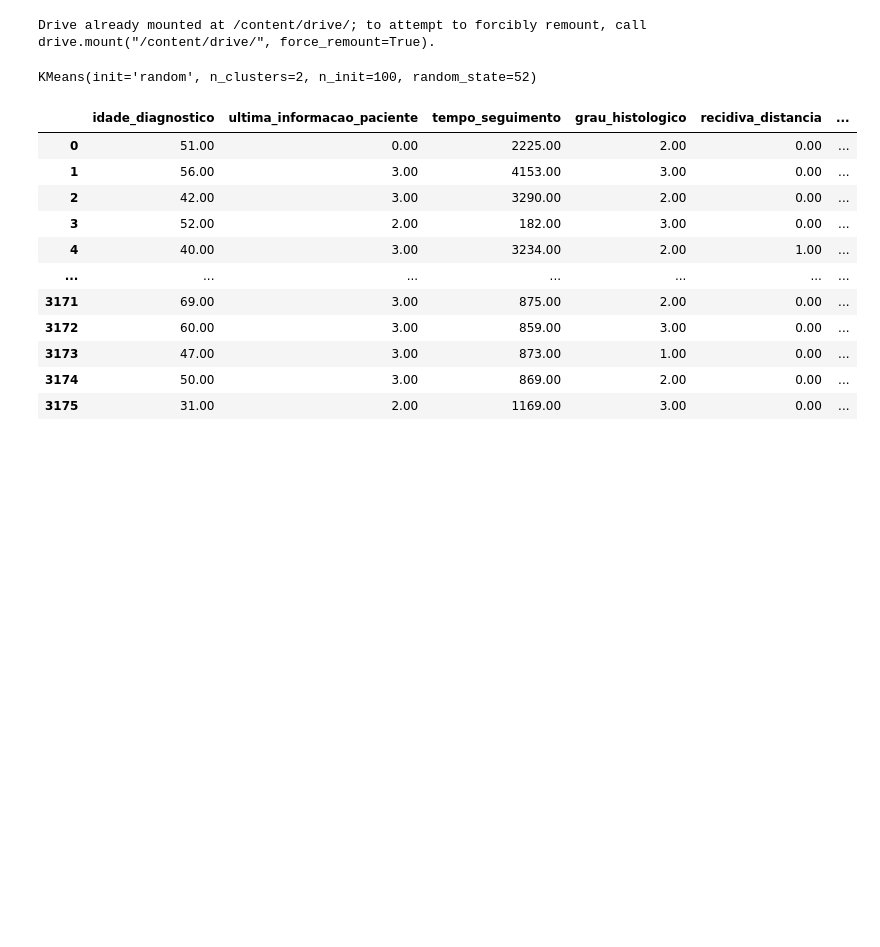
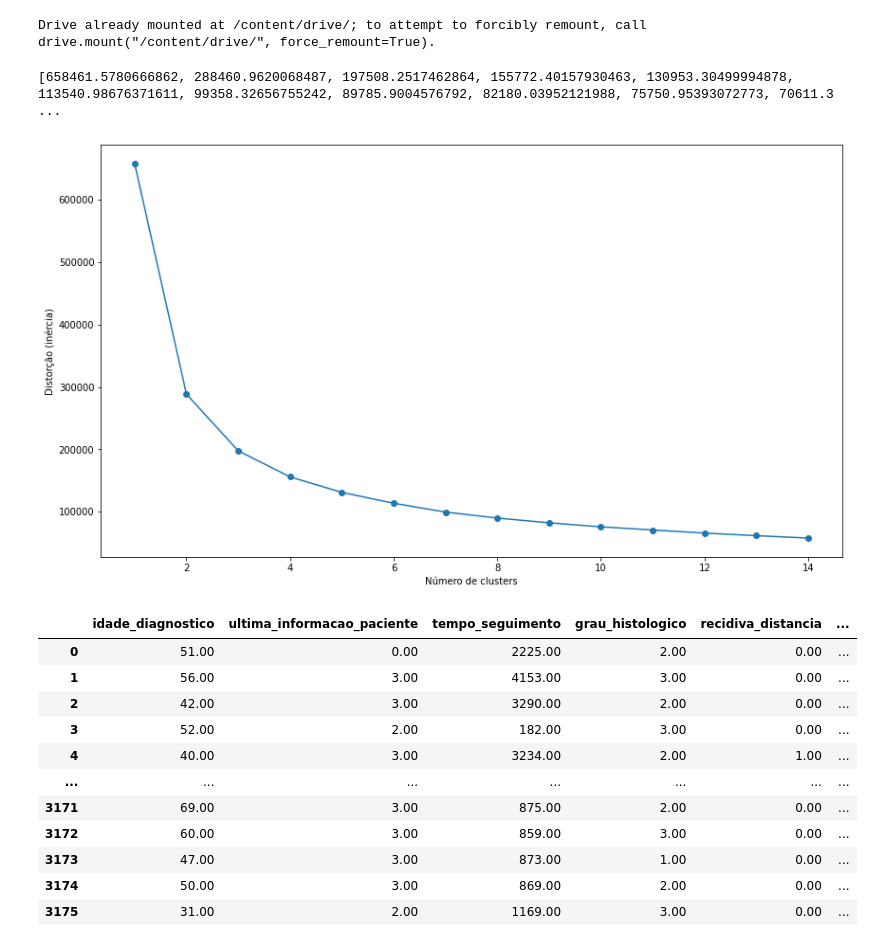
Before and after one commit to 2023M3T5-Inteli/grupo1, a Jupyter notebook: notebooks/Candidate_Model_Genesis.ipynb, the cells around one changed output. Cells and saved outputs as stored; diff of their text form; code cells hidden in the pictures; blank space fills up the shorter version.

```diff
--- a/notebooks/Candidate_Model_Genesis.ipynb
+++ b/notebooks/Candidate_Model_Genesis.ipynb
@@ -31,7 +31,27 @@ km = KMeans( n_clusters = 2, init = 'random', max_iter = 300, n_init = 100, rand
 # %%
-km.fit( X_afetam_eficacia )
+# km.fit( X_afetam_eficacia )
-# %% [output]
-KMeans(init='random', n_clusters=2, n_init=100, random_state=52)
+# %%
+lista_dist = []
+
+n_kmax = 15
+for i in range(1, n_kmax):
+    km = KMeans( n_clusters=i, init='random', max_iter=300, n_init=10, random_state=0 )
+    km.fit(X_afetam_eficacia)
+    lista_dist.append( km.inertia_ )
+
+print(lista_dist)
+# %% [output]
+[658461.5780666862, 288460.9620068487, 197508.2517462864, 155772.40157930463, 130953.30499994878, 113540.98676371611, 99358.32656755242, 89785.9004576792, 82180.03952121988, 75750.95393072773, 70611.3 ...
+# %%
+import matplotlib.pyplot as plt
+
+plt.figure(figsize=(14,8))
+plt.plot( range(1,n_kmax), lista_dist, marker='o'  )
+plt.xlabel( 'Número de clusters' )
+plt.ylabel( 'Distorção (inércia)' )
+plt.show()
+# %% [output]
+[figure, added]
 # %%
 y_km = km.predict( X_afetam_eficacia )
 df['eficacia_tratamento'] = y_km
```
Also changed, not shown: parts of 11 cells of this notebook.
